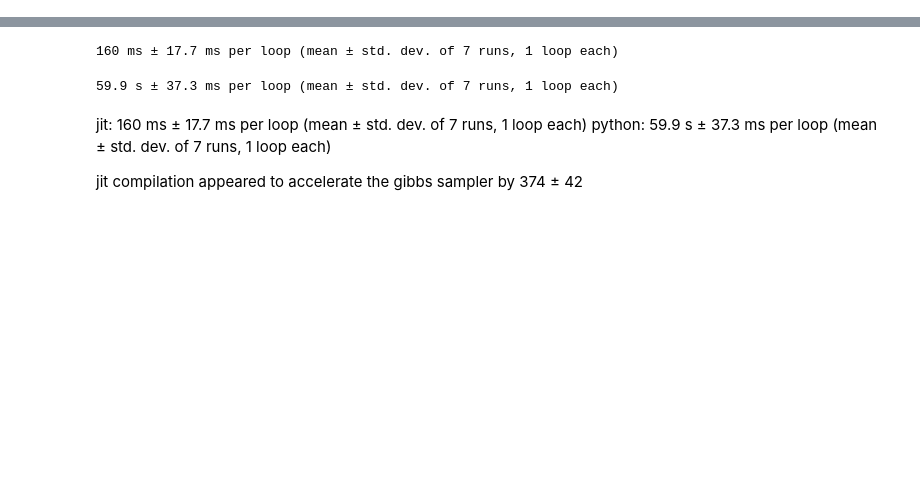
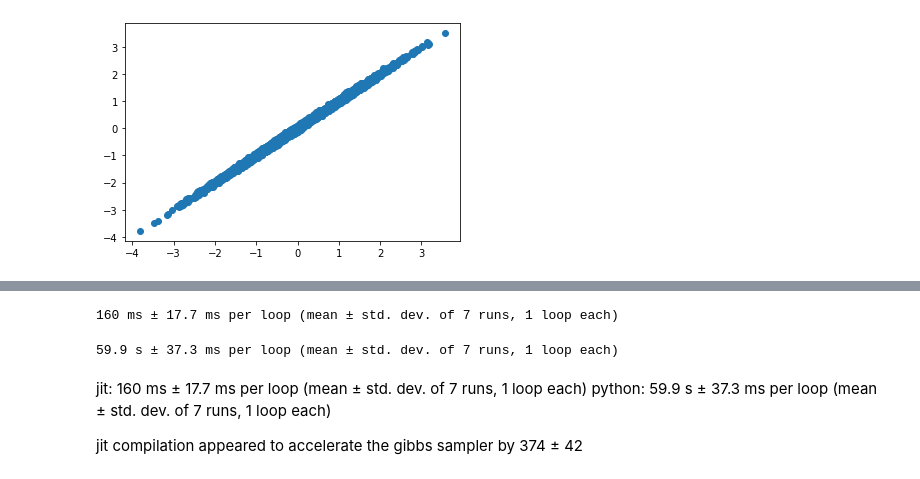
Before and after one commit to ajipalar/pynet, a Jupyter notebook: examples/functional_gibbs.ipynb, the cells around one changed output, grey strips where cells are left out. Saved outputs shown, nothing was run; the diff lists cells and outputs as text; code cells hidden in the pictures; blank space fills up the shorter version.

```diff
--- a/examples/functional_gibbs.ipynb
+++ b/examples/functional_gibbs.ipynb
@@ -82,0 +94,5 @@ plot.marginal(samples[:, 1])
+# %%
+samples = gibbsf_jit(key, rho=0.999)
+plot.scatter(samples[:, 0], samples[:, 1])
+# %% [output]
+[figure, added]
```
Also changed, not shown: parts of 31 cells of this notebook.
